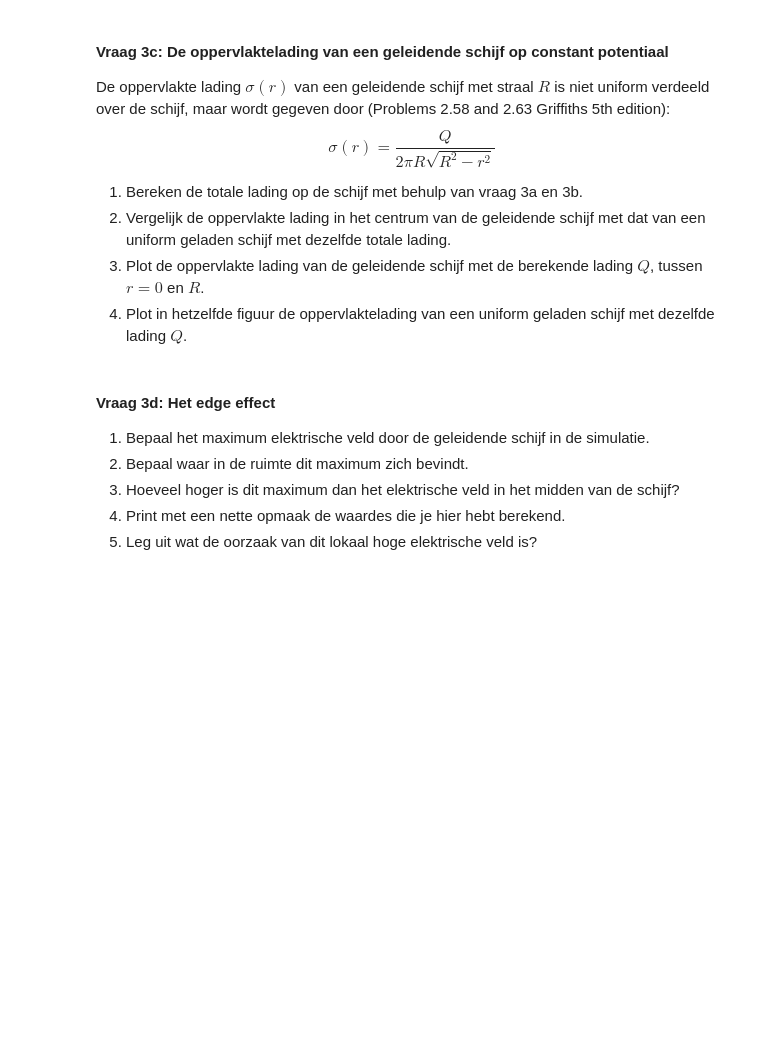
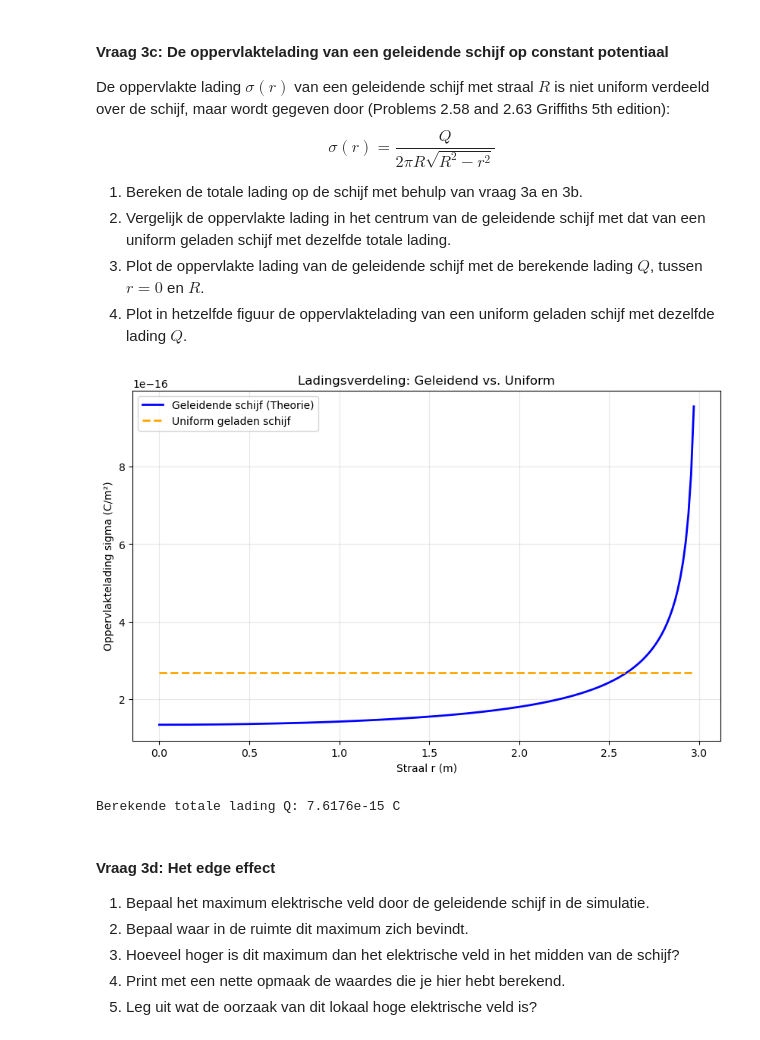
Before and after one commit to carstenschroevers-eng/opdrachten-DEF-D, a Jupyter notebook: DigitaleOntwerpopdrachten/1CondensatorOpdracht/CondensatorOntwerpopdracht.ipynb, the cells around one changed output. Saved outputs shown, nothing was run; the diff lists cells and outputs as text; code cells hidden in the pictures; blank space fills up the shorter version.

```diff
--- a/DigitaleOntwerpopdrachten/1CondensatorOpdracht/CondensatorOntwerpopdracht.ipynb
+++ b/DigitaleOntwerpopdrachten/1CondensatorOpdracht/CondensatorOntwerpopdracht.ipynb
@@ -349,7 +349,7 @@ plt.legend()
 plt.show()
 
 idxmiddenz = np.abs(z_for_E - z_pos_disk1).argmin()
-Emidden = Ejuiste[idx_center_z]
+Emidden = Ejuiste[idxmiddenz]
 
 print("-" * 40)
 print(f"{'Display':^40}")
@@ -389,9 +408,37 @@ $$\sigma(r) = \frac{Q}{2 \pi R \sqrt{R^2 - r^2}}$$
 3. Plot de oppervlakte lading van de geleidende schijf met de berekende lading $Q$, tussen $r = 0$ en $R$.
 4. Plot in hetzelfde figuur de oppervlaktelading van een uniform geladen schijf met dezelfde lading $Q$.
 # %%
-###
-###Jouw code hier###
-###
+# Constanten
+epsilon_0 = 8.854e-12
+R = disk_radius # Gebruik de variabele uit je eerdere cellen
+
+# 1. Bereken Q op basis van je numerieke meting Emidden
+sigma_0_num = epsilon_0 * Emidden
+Q_totaal = sigma_0_num * (2 * np.pi * R**2)
+
+# 2. Definieer r-waarden voor de plot (vermijd r=R exact i.v.m. deling door nul)
+r_plot = np.linspace(0, R * 0.99, 200)
+
+# 3. Bereken de twee verdelingen
+sigma_geleider = Q_totaal / (2 * np.pi * R * np.sqrt(R**2 - r_plot**2))
+sigma_uniform = np.full_like(r_plot, Q_totaal / (np.pi * R**2))
+
+# 4. Plotten
+plt.figure(figsize=(10, 6))
+plt.plot(r_plot, sigma_geleider, label='Geleidende schijf (Theorie)', color='blue', linewidth=2)
+plt.plot(r_plot, sigma_uniform, '--', label='Uniform geladen schijf', color='orange', linewidth=2)
+
+plt.xlabel('Straal r (m)')
+plt.ylabel('Oppervlaktelading sigma (C/m²)')
+plt.title('Ladingsverdeling: Geleidend vs. Uniform')
+plt.legend()
+plt.grid(True, alpha=0.3)
+plt.show()
+
+print(f"Berekende totale lading Q: {Q_totaal:.4e} C")
+# %% [output]
+[figure, added]
+Berekende totale lading Q: 7.6176e-15 C
 # %% [markdown]
 #### Vraag 3d: Het edge effect
 
```
Also changed, not shown: parts of 9 cells of this notebook.
